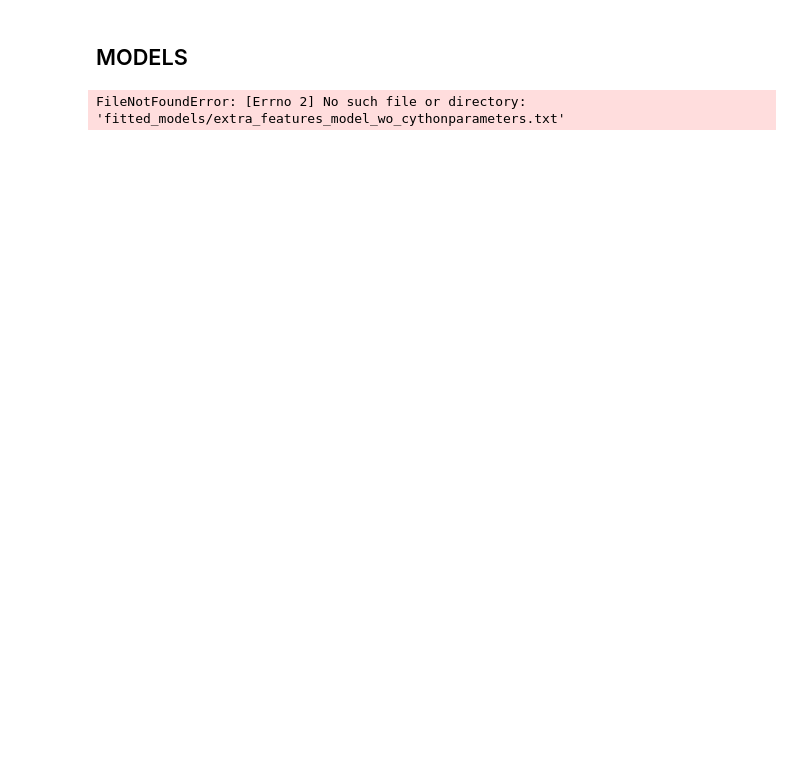
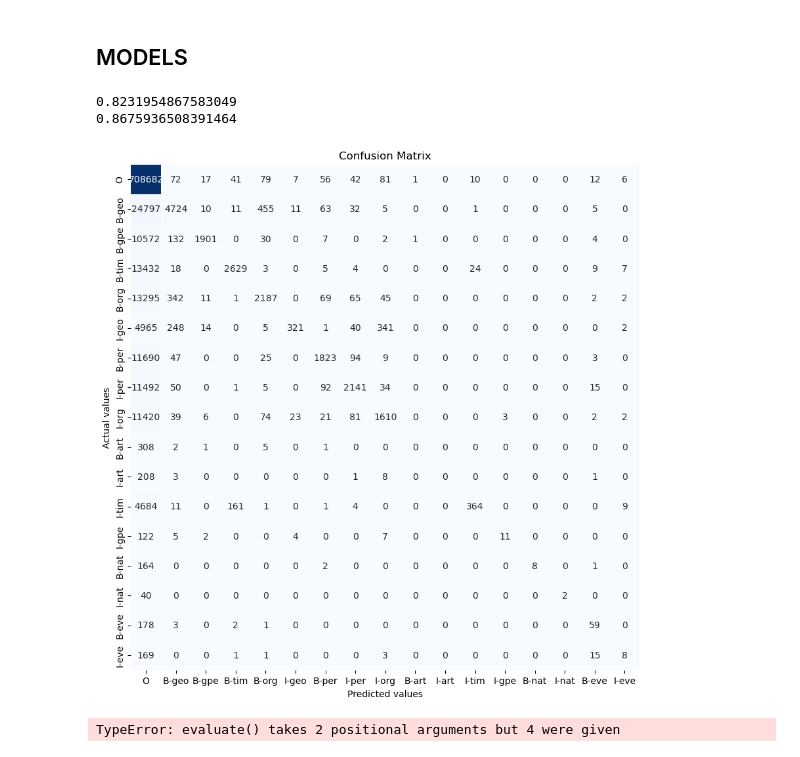
Before and after one commit to zemgabriela/NLP, a Jupyter notebook: Assignment_2/reproducable_results.ipynb, the cells around one changed output. Drawn from its saved outputs; the diff is of its cells as text; code cells hidden in the pictures; blank space fills up the shorter version.

Commit message:
Changes on trainig_model, reproduce and data stored

```diff
--- a/Assignment_2/reproducable_results.ipynb
+++ b/Assignment_2/reproducable_results.ipynb
@@ -56,3 +7,24 @@ X_test, y_test = transform_data_sentence_tag(test)
+# %%
+
+# Load dataset and sequance list
+
+def load_p(path):
+    with open(path, 'rb') as file:
+        df_ = pickle.load(file)
+    return(df_)
+
+X_train=load_p("fitted_models/X_train.pkl")
+y_train=load_p("fitted_models/y_train.pkl")
+
+X_test=load_p("fitted_models/X_test.pkl")
+y_test=load_p("fitted_models/y_test.pkl")
+
+X_tiny=load_p("fitted_models/X_tiny.pkl")
+y_tiny=load_p("fitted_models/y_tiny.pkl")
+
+with open("fitted_models/sequence_list.pkl", "rb") as file:
+    # Load the pickled object
+    sequence_list = pickle.load(file)
 # %%
 # =========== CREATE DICTIONARIES WITH UNIQUE INDEX  ===========
 
@@ -122,41 +49,0 @@ plot_confusion_matrix(y_tiny_true, y_tiny_test_pred, tag_dict)
-# %%
-# =========== MODELS - Added Features ===========
-from skseq.sequences import extended_feature
-import skseq.sequences.structured_perceptron as spc
-extra_mapping_feature = extended_feature.ExtendedFeatures(sequence_list)
-extra_mapping_feature.build_features()
-
-structured_perceptron_extraf = spc.StructuredPerceptron(word_dict, tag_dict, extra_mapping_feature)
-structured_perceptron_extraf.load_model(dir='fitted_models/extra_features_model_wo_cython')
-
-# =========== PREDICTION AND EVALUATION TEST SET ===========
-
-y_test_pred_1 = []
-
-for i in tqdm(range(len(X_test)), desc="Predicting tags", unit="sequence"):
-    predicted_tag = structured_perceptron_extraf.predict_tags_given_words(X_test[i])
-    y_test_pred_1.append(predicted_tag)
-
-y_test_pred_1 = [np.ndarray.tolist(array) for array in y_test_pred_1]
-y_test_pred_1 = np.concatenate(y_test_pred_1).ravel().tolist()
-
-print(f1_score_weighted(y_test_true, y_test_pred_1))
-print(accuracy(y_test_true, y_test_pred_1))
-plot_confusion_matrix(y_test_true, y_test_pred_1, tag_dict)
-
-# =========== PREDICTION AND EVALUATION TINY SET ===========
-
-y_tiny_test_pred_1 = []
-
-for i in tqdm(range(len(X_tiny)), desc="Predicting tags", unit="sequence"):
-    predicted_tag = structured_perceptron_extraf.predict_tags_given_words(X_tiny[i])
-    y_tiny_test_pred_1.append(predicted_tag)
-
-y_tiny_test_pred_1 = [np.ndarray.tolist(array) for array in y_tiny_test_pred_1]
-y_tiny_test_pred_1 = np.concatenate(y_tiny_test_pred_1).ravel().tolist()
-
-print(f1_score_weighted(y_tiny_true, y_tiny_test_pred_1))
-print(accuracy(y_tiny_true, y_tiny_test_pred_1))
-plot_confusion_matrix(y_tiny_true, y_tiny_test_pred_1, tag_dict)
-# %% [output]
-FileNotFoundError: [Errno 2] No such file or directory: 'fitted_models/extra_features_model_wo_cythonparameters.txt'
@@ -162,0 +59,10 @@ FileNotFoundError: [Errno 2] No such file or directory: 'fitted_models/extra_fea
+# %%
+evaluate(X_test,structured_perceptron,y_test_true,tag_dict)
+# %% [output]
+0.8231954867583049
+0.8675936508391464
+[figure, added]
+# %%
+evaluate(X_tiny,structured_perceptron,y_tiny_true,tag_dict)
+# %% [output]
+TypeError: evaluate() takes 2 positional arguments but 4 were given
```
Also changed, not shown: parts of 10 cells of this notebook, 13 other files.
